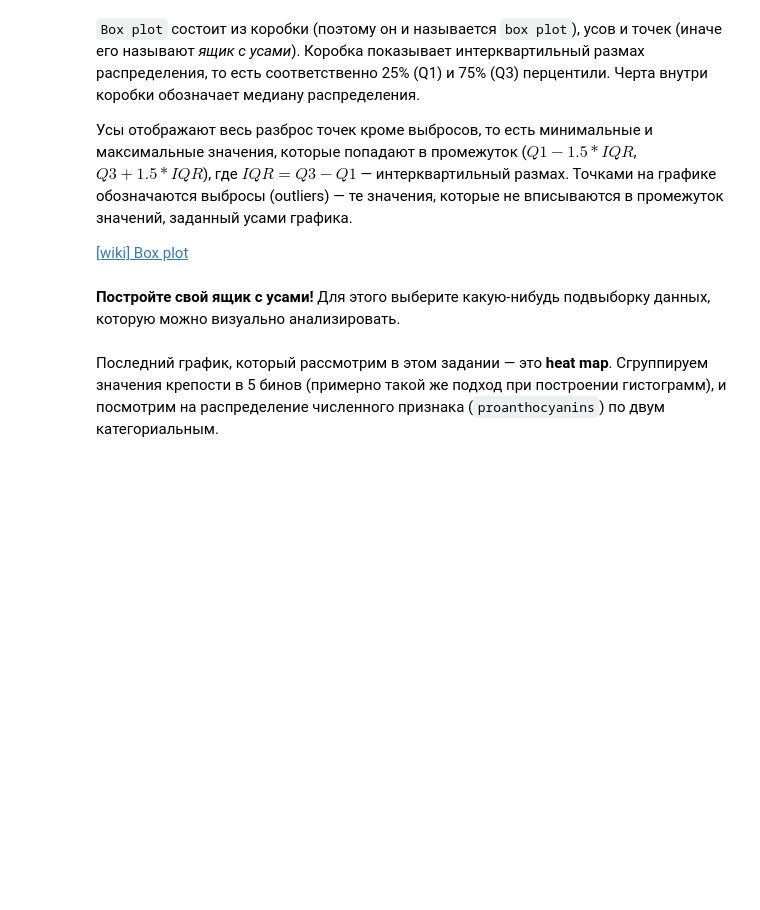
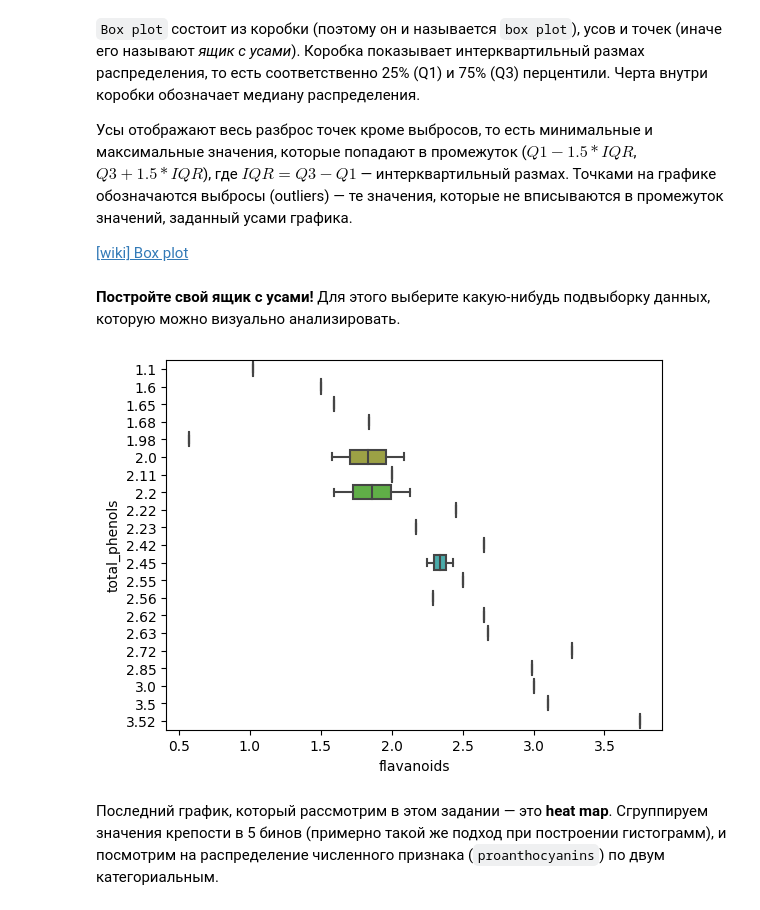
Before and after one commit to alvadia/MSUAI, a Jupyter notebook: EX01_Zizov.ipynb, the cells around one changed output. Drawn from its saved outputs; the diff is of its cells as text; code cells hidden in the pictures; blank space fills up the shorter version.

```diff
--- a/EX01_Zizov.ipynb
+++ b/EX01_Zizov.ipynb
@@ -219,3 +425,9 @@ plt.show()
+# %%
+top_alcohol = df.alcohol.value_counts().sort_values(ascending = False).head(5).index.values
+sns.boxplot(y="total_phenols", x="flavanoids", data=df[df.alcohol.isin(top_alcohol)], orient="h")
+plt.show()
+# %% [output]
+[figure, added]
 # %% [markdown]
 Последний график, который рассмотрим в этом задании — это **heat map**. Сгруппируем значения крепости в 5 бинов (примерно такой же подход при построении гистограмм), и посмотрим на распределение численного признака (`proanthocyanins`) по двум категориальным.
 # %%
```
Also changed, not shown: parts of 81 cells of this notebook.
